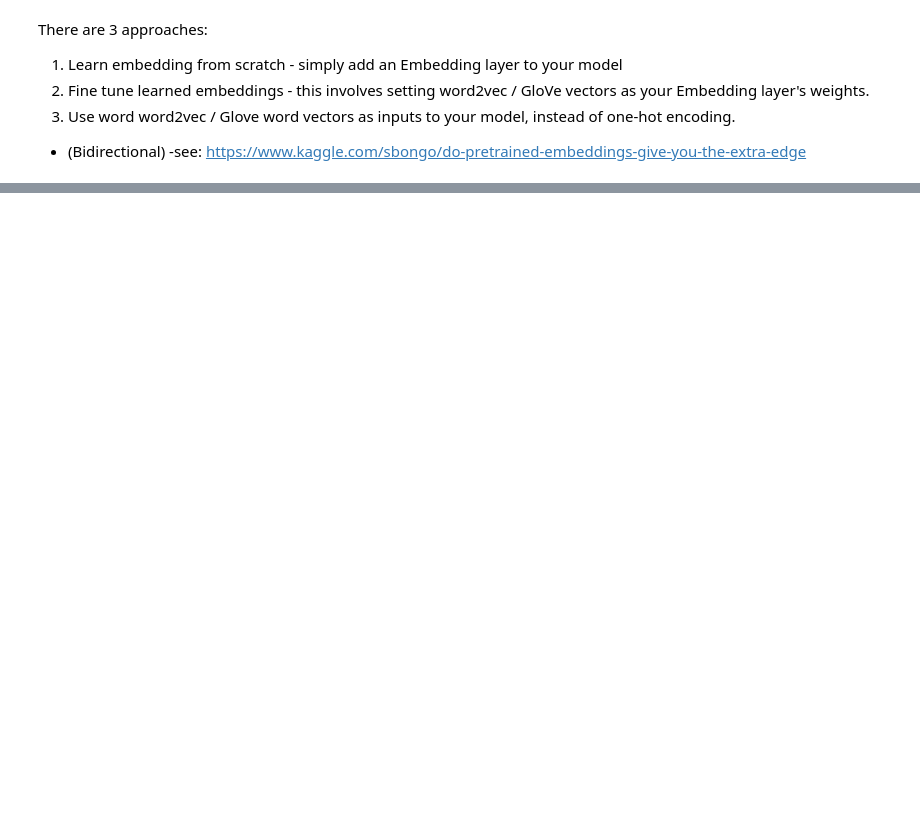
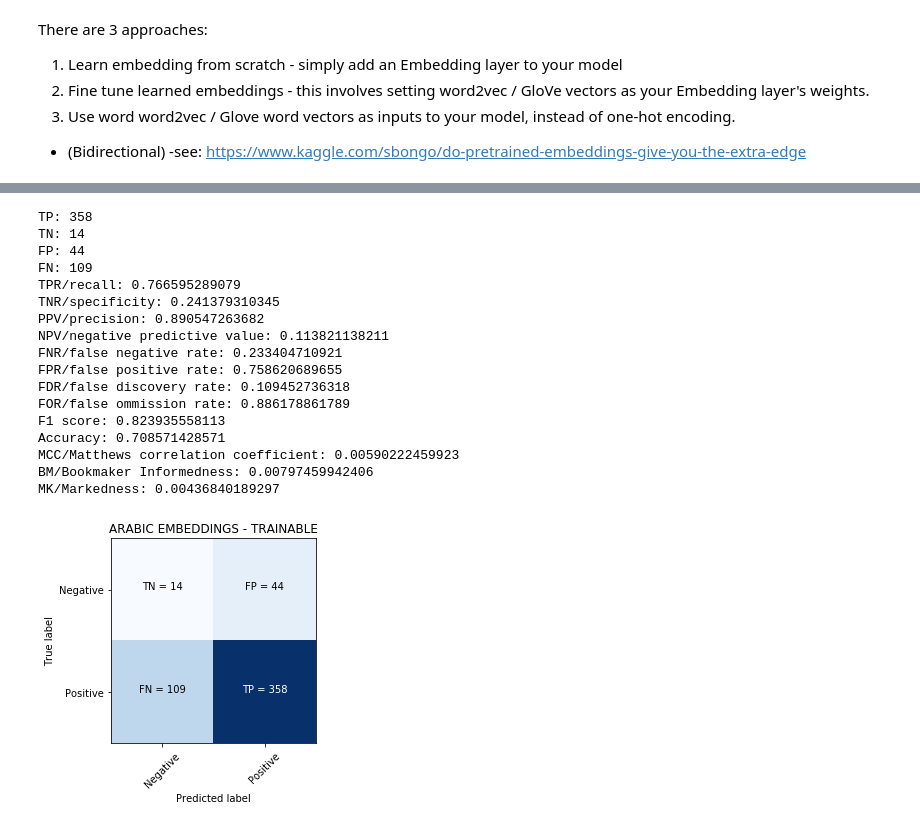
Before and after one commit to zdmc23/sentiment-analysis-arabic, a Jupyter notebook: LSTM.ipynb, the cells around one changed output, grey strips where cells are left out. Cells and saved outputs as stored; diff of their text form; code cells hidden in the pictures; blank space fills up the shorter version.

```diff
--- a/LSTM.ipynb
+++ b/LSTM.ipynb
@@ -433,0 +672,31 @@ for ii in range(len(X_erik)):
+# %%
+preds, labels = get_predictions(model_pt_trainable, X_data, y_data)
+
+y_trues = [np.argmax(ii) for ii in labels]
+y_preds = [np.argmax(ii) for ii in preds]
+
+cm = confusion_matrix(y_trues, y_preds)
+fpr, tpr = print_statistics(cm)
+
+plt.figure()
+plot_confusion_matrix(cm, classes=['Negative','Positive'], title='ARABIC EMBEDDINGS - TRAINABLE')
+plt.show()
+# %% [output]
+TP: 358
+TN: 14
+FP: 44
+FN: 109
+TPR/recall: 0.766595289079
+TNR/specificity: 0.241379310345
+PPV/precision: 0.890547263682
+NPV/negative predictive value: 0.113821138211
+FNR/false negative rate: 0.233404710921
+FPR/false positive rate: 0.758620689655
+FDR/false discovery rate: 0.109452736318
+FOR/false ommission rate: 0.886178861789
+F1 score: 0.823935558113
+Accuracy: 0.708571428571
+MCC/Matthews correlation coefficient: 0.00590222459923
+BM/Bookmaker Informedness: 0.00797459942406
+MK/Markedness: 0.00436840189297
+[figure, added]
```
Also changed, not shown: parts of 41 cells of this notebook.
